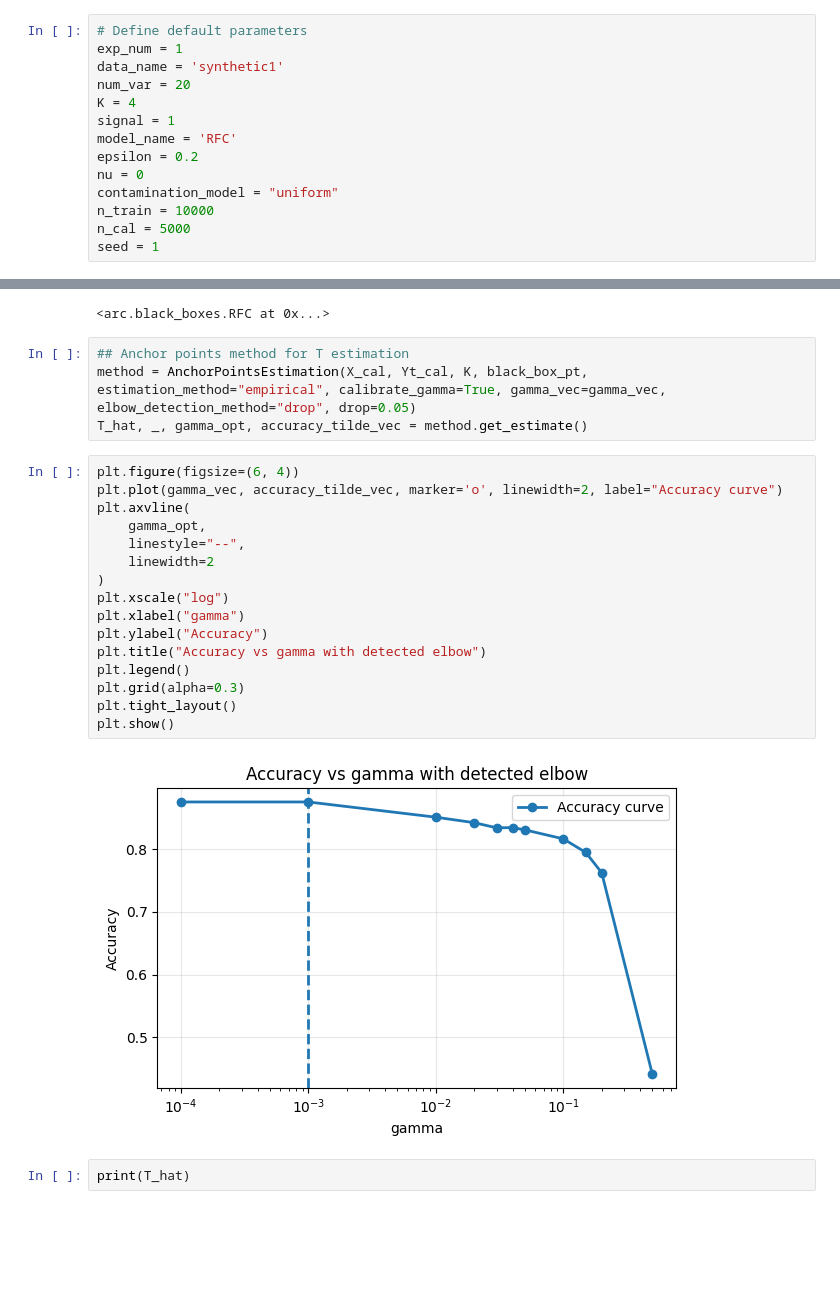
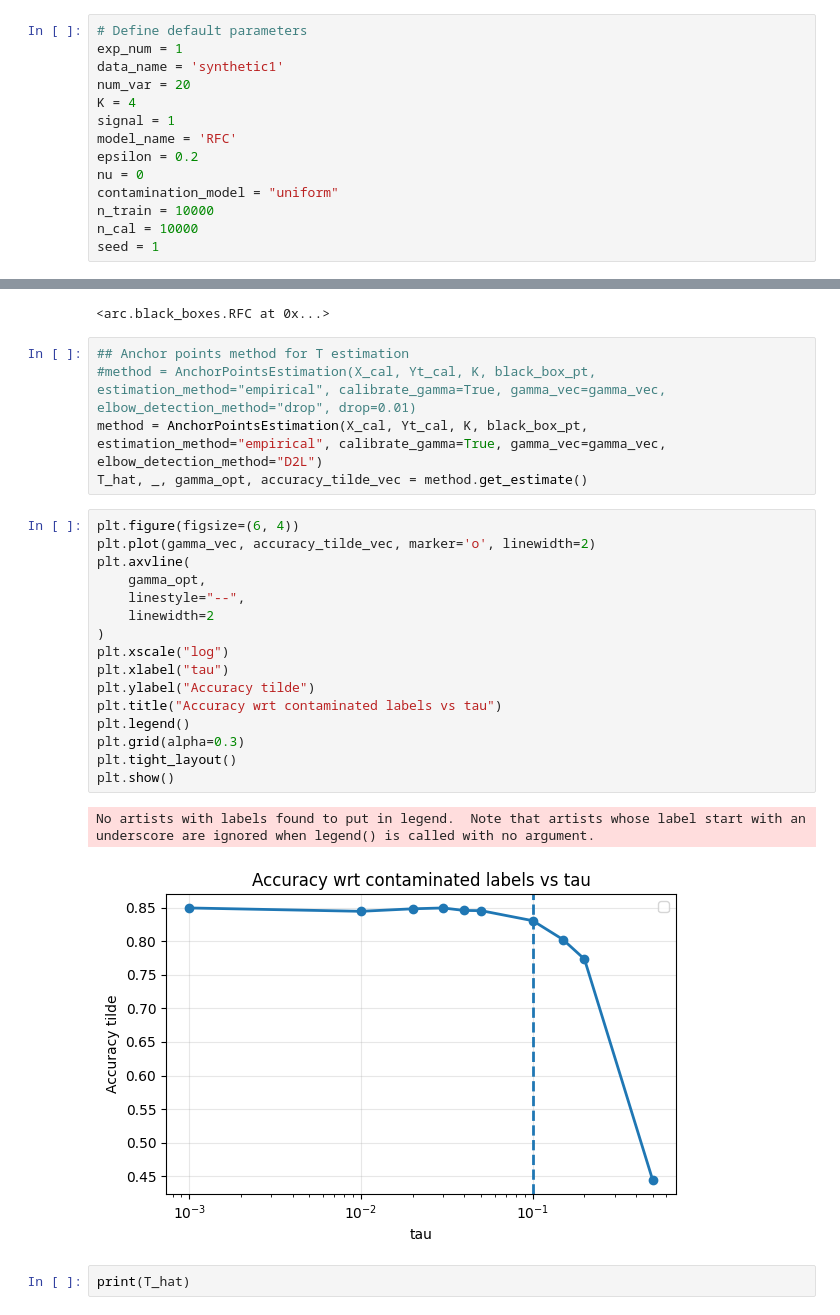
Before and after one commit to tbortolotti/marginal-noise-adaptive-conformal, a Jupyter notebook: experiments/exp_ap_nb.ipynb, the cells around one changed output, grey strips where cells are left out. Cells and saved outputs as stored; diff of their text form; blank space fills up the shorter version.

```diff
--- a/experiments/exp_ap_nb.ipynb
+++ b/experiments/exp_ap_nb.ipynb
@@ -33,7 +33,7 @@ epsilon = 0.2
 nu = 0
 contamination_model = "uniform"
 n_train = 10000
-n_cal = 5000
+n_cal = 10000
 seed = 1
 # %%
 gamma_vec = np.asarray([0.001, 0.01, 0.02, 0.03, 0.04, 0.05, 0.1, 0.15, 0.2, 0.5], dtype=float)
@@ -160,26 +160,28 @@ Generating contaminated labels... Done.
 <arc.black_boxes.RFC at 0x...>
 # %%
 ## Anchor points method for T estimation
-method = AnchorPointsEstimation(X_cal, Yt_cal, K, black_box_pt, estimation_method="empirical", calibrate_gamma=True, gamma_vec=gamma_vec, elbow_detection_method="drop", drop=0.05)
+#method = AnchorPointsEstimation(X_cal, Yt_cal, K, black_box_pt, estimation_method="empirical", calibrate_gamma=True, gamma_vec=gamma_vec, elbow_detection_method="drop", drop=0.01)
+method = AnchorPointsEstimation(X_cal, Yt_cal, K, black_box_pt, estimation_method="empirical", calibrate_gamma=True, gamma_vec=gamma_vec, elbow_detection_method="D2L")
 T_hat, _, gamma_opt, accuracy_tilde_vec = method.get_estimate()
 # %%
 plt.figure(figsize=(6, 4))
-plt.plot(gamma_vec, accuracy_tilde_vec, marker='o', linewidth=2, label="Accuracy curve")
+plt.plot(gamma_vec, accuracy_tilde_vec, marker='o', linewidth=2)
 plt.axvline(
     gamma_opt,
     linestyle="--",
     linewidth=2
 )
 plt.xscale("log")
-plt.xlabel("gamma")
-plt.ylabel("Accuracy")
-plt.title("Accuracy vs gamma with detected elbow")
+plt.xlabel("tau")
+plt.ylabel("Accuracy tilde")
+plt.title("Accuracy wrt contaminated labels vs tau")
 plt.legend()
 plt.grid(alpha=0.3)
 plt.tight_layout()
 plt.show()
 # %% [output]
+No artists with labels found to put in legend.  Note that artists whose label start with an underscore are ignored when legend() is called with no argument.
-[figure, old version]
+[figure, new version]
 # %%
 print(T_hat)
 # %% [output]
```
Also changed, not shown: parts of 1 cell of this notebook, 2 other files.
